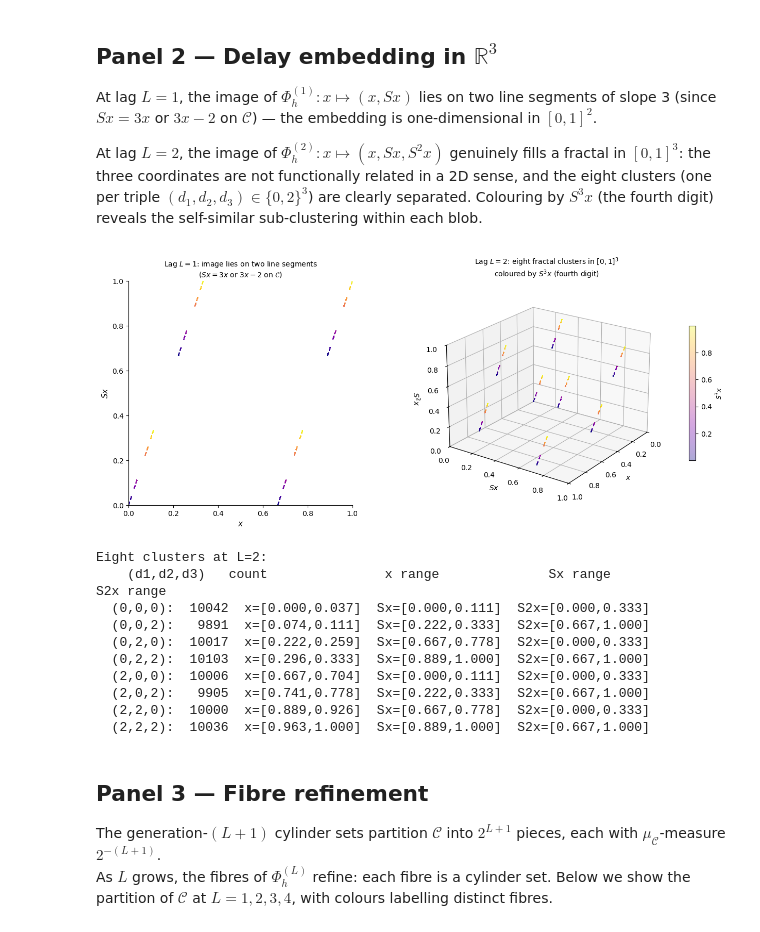
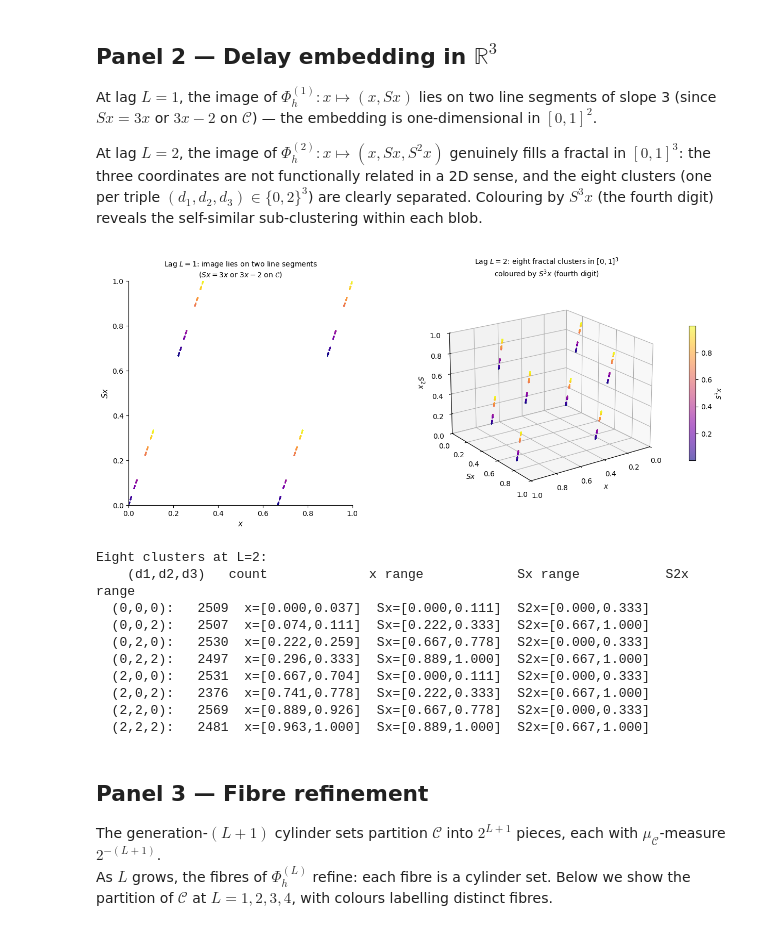
Before and after one commit to pmahon3/Resolvent_Framework, a Jupyter notebook: notes/notebooks/cantor_reconstruction.ipynb, the cells around one changed output. Saved outputs shown, nothing was run; the diff lists cells and outputs as text; code cells hidden in the pictures.

```diff
--- a/notes/notebooks/cantor_reconstruction.ipynb
+++ b/notes/notebooks/cantor_reconstruction.ipynb
@@ -109,7 +109,7 @@ self-similar sub-clustering within each blob.
 # %%
 from mpl_toolkits.mplot3d import Axes3D  # noqa: F401
 
-N = 80_000
+N = 20_000
 xs, digits = sample_cantor(N)
 Sx  = shift_n(digits, 1)
 S2x = shift_n(digits, 2)
@@ -117,57 +117,57 @@ S3x = shift_n(digits, 3)
 
 fig = plt.figure(figsize=(13, 5.5))
 
-# ── Left: L=1 embedding (x, Sx) — shows it's just two line segments ──────────
+# ── Left: L=1 embedding (x, Sx) — two slope-3 line segments ──────────────────
 ax1 = fig.add_subplot(1, 2, 1)
-ax1.scatter(xs, Sx, c=S2x, s=1.5, cmap='plasma', alpha=0.4, linewidths=0)
+ax1.scatter(xs, Sx, c=S2x, s=3, cmap='plasma', alpha=0.5, linewidths=0)
 ax1.set_xlabel('$x$', fontsize=11)
 ax1.set_ylabel('$Sx$', fontsize=11)
 ax1.set_title('Lag $L=1$: image lies on two line segments\n' +
               '($Sx = 3x$ or $3x-2$ on $\\mathcal{C}$)', fontsize=10)
 ax1.set_xlim(0,1); ax1.set_ylim(0,1); ax1.set_aspect('equal')
 ax1.spines['top'].set_visible(False); ax1.spines['right'].set_visible(False)
 
-# ── Right: L=2 embedding (x, Sx, S²x) — genuinely 3D fractal ─────────────────
+# ── Right: L=2 embedding (x, Sx, S²x) — eight clusters in [0,1]³ ─────────────
 ax2 = fig.add_subplot(1, 2, 2, projection='3d')
-sc = ax2.scatter(xs, Sx, S2x, c=S3x, s=1.2, cmap='plasma',
-                 alpha=0.35, linewidths=0, depthshade=True)
+sc = ax2.scatter(xs, Sx, S2x, c=S3x, s=4, cmap='plasma',
+                 alpha=0.6, linewidths=0, depthshade=False)
 ax2.set_xlabel('$x$', fontsize=10, labelpad=4)
 ax2.set_ylabel('$Sx$', fontsize=10, labelpad=4)
 ax2.set_zlabel('$S^2x$', fontsize=10, labelpad=4)
 ax2.set_title('Lag $L=2$: eight fractal clusters in $[0,1]^3$\n' +
               'coloured by $S^3x$ (fourth digit)', fontsize=10)
 ax2.set_xlim(0,1); ax2.set_ylim(0,1); ax2.set_zlim(0,1)
-ax2.view_init(elev=22, azim=35)
+ax2.view_init(elev=20, azim=55)
 cbar = fig.colorbar(sc, ax=ax2, fraction=0.03, pad=0.1, shrink=0.6)
 cbar.set_label('$S^3x$', fontsize=9)
 
 plt.tight_layout()
 plt.show()
 
 # Confirm eight clusters are well-separated
 print("Eight clusters at L=2:")
-print(f"  {'(d1,d2,d3)':>12}  {'count':>6}  {'x range':>20}  {'Sx range':>20}  {'S2x range':>20}")
+print(f"  {'(d1,d2,d3)':>12}  {'count':>6}  {'x range':>18}  {'Sx range':>18}  {'S2x range':>18}")
 for d1 in [0,2]:
     for d2 in [0,2]:
         for d3 in [0,2]:
             m = (digits[:,0]==d1) & (digits[:,1]==d2) & (digits[:,2]==d3)
             if m.any():
                 print(f"  ({d1},{d2},{d3}): {m.sum():>6}  "
                       f"x=[{xs[m].min():.3f},{xs[m].max():.3f}]  "
                       f"Sx=[{Sx[m].min():.3f},{Sx[m].max():.3f}]  "
                       f"S2x=[{S2x[m].min():.3f},{S2x[m].max():.3f}]")
 # %% [output]
-[figure, old version]
+[figure, new version]
 Eight clusters at L=2:
-    (d1,d2,d3)   count               x range              Sx range             S2x range
-  (0,0,0):  10042  x=[0.000,0.037]  Sx=[0.000,0.111]  S2x=[0.000,0.333]
-  (0,0,2):   9891  x=[0.074,0.111]  Sx=[0.222,0.333]  S2x=[0.667,1.000]
-  (0,2,0):  10017  x=[0.222,0.259]  Sx=[0.667,0.778]  S2x=[0.000,0.333]
-  (0,2,2):  10103  x=[0.296,0.333]  Sx=[0.889,1.000]  S2x=[0.667,1.000]
-  (2,0,0):  10006  x=[0.667,0.704]  Sx=[0.000,0.111]  S2x=[0.000,0.333]
-  (2,0,2):   9905  x=[0.741,0.778]  Sx=[0.222,0.333]  S2x=[0.667,1.000]
-  (2,2,0):  10000  x=[0.889,0.926]  Sx=[0.667,0.778]  S2x=[0.000,0.333]
-  (2,2,2):  10036  x=[0.963,1.000]  Sx=[0.889,1.000]  S2x=[0.667,1.000]
+    (d1,d2,d3)   count             x range            Sx range           S2x range
+  (0,0,0):   2509  x=[0.000,0.037]  Sx=[0.000,0.111]  S2x=[0.000,0.333]
+  (0,0,2):   2507  x=[0.074,0.111]  Sx=[0.222,0.333]  S2x=[0.667,1.000]
+  (0,2,0):   2530  x=[0.222,0.259]  Sx=[0.667,0.778]  S2x=[0.000,0.333]
+  (0,2,2):   2497  x=[0.296,0.333]  Sx=[0.889,1.000]  S2x=[0.667,1.000]
+  (2,0,0):   2531  x=[0.667,0.704]  Sx=[0.000,0.111]  S2x=[0.000,0.333]
+  (2,0,2):   2376  x=[0.741,0.778]  Sx=[0.222,0.333]  S2x=[0.667,1.000]
+  (2,2,0):   2569  x=[0.889,0.926]  Sx=[0.667,0.778]  S2x=[0.000,0.333]
+  (2,2,2):   2481  x=[0.963,1.000]  Sx=[0.889,1.000]  S2x=[0.667,1.000]
 # %% [markdown]
 ## Panel 3 — Fibre refinement
 
```
Also changed, not shown: parts of 2 cells of this notebook.
